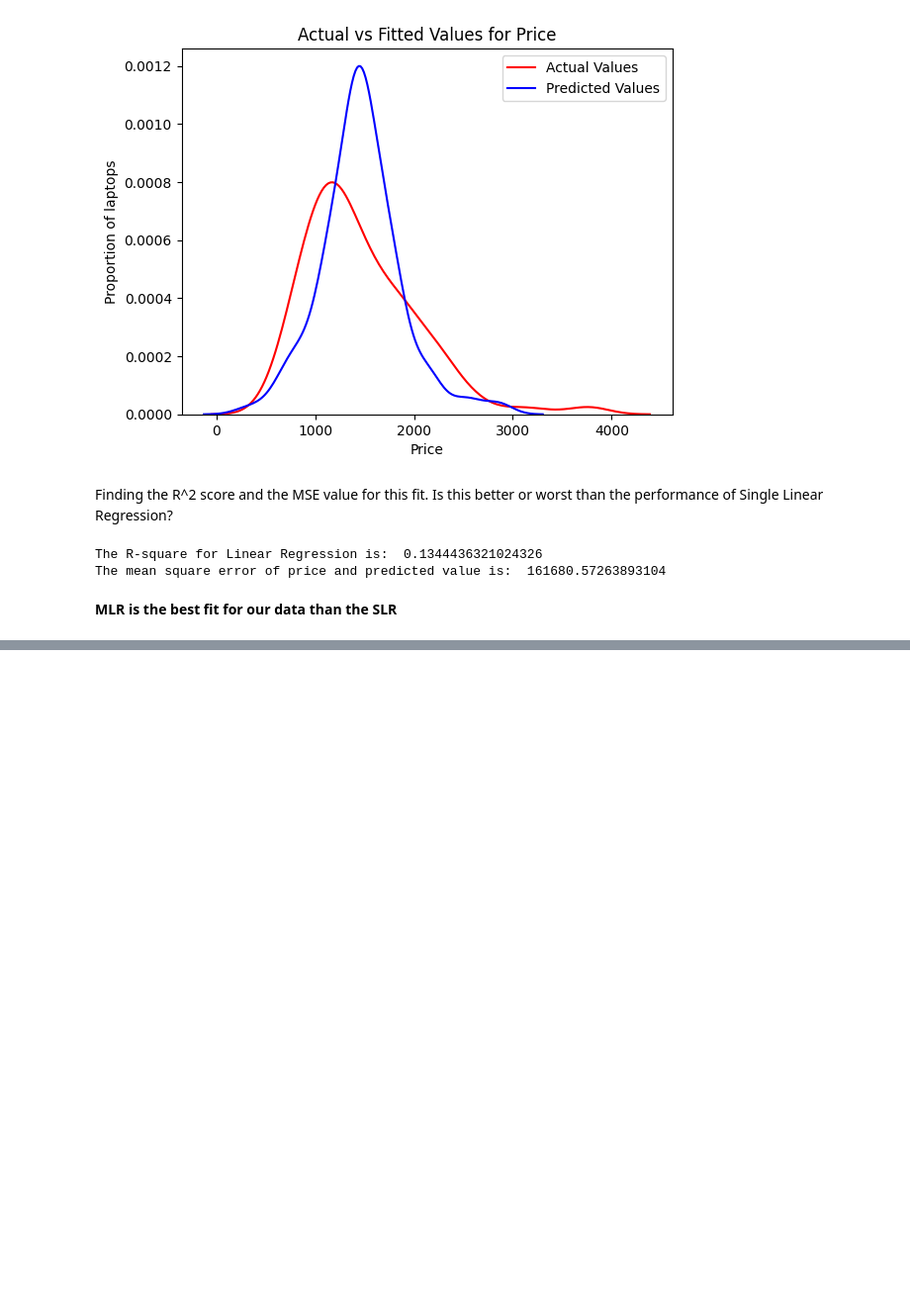
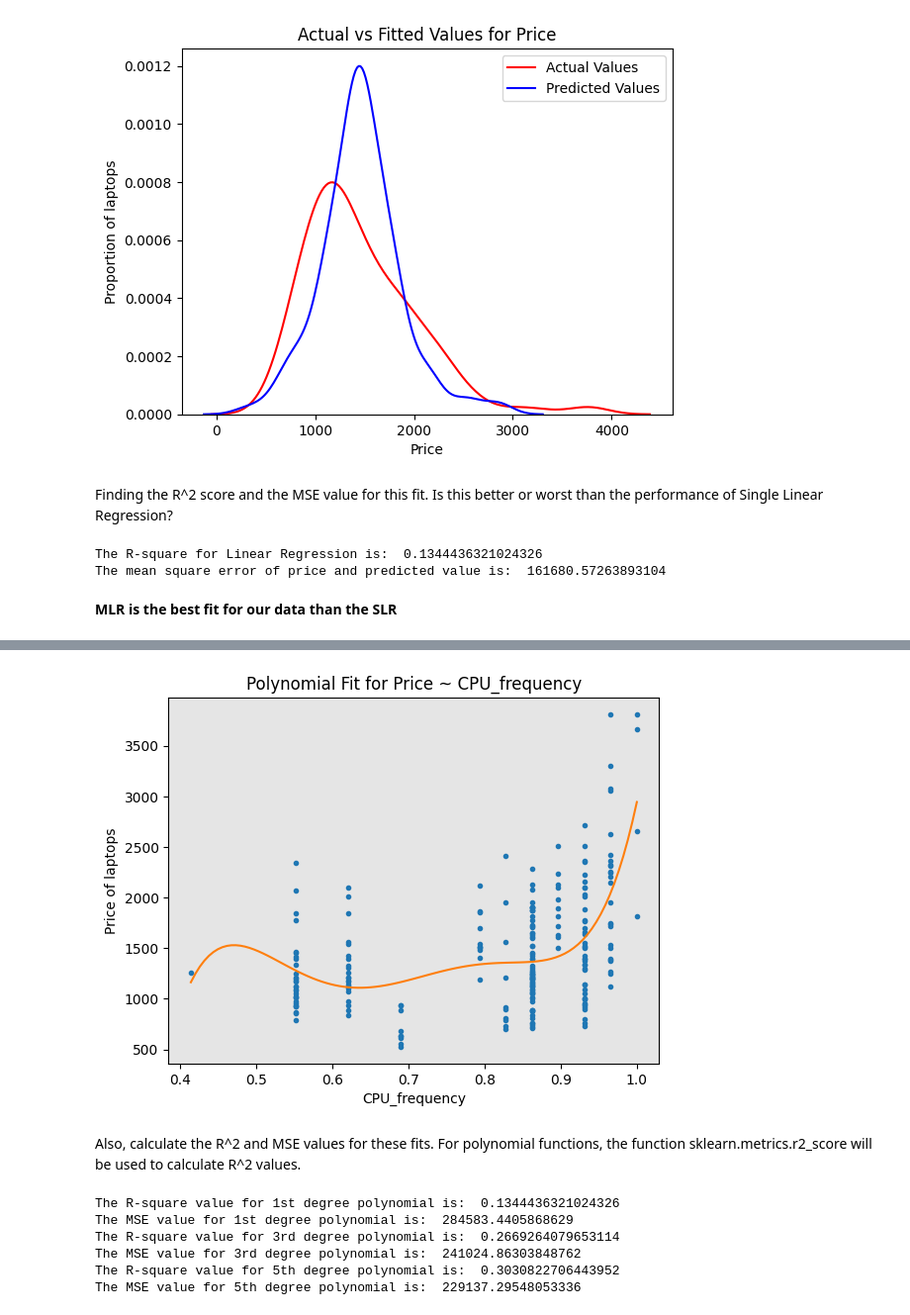
Before and after one commit to Yash070803/NoteBooks, a Jupyter notebook: Analyzing_DataSets/ModelDevelopment/ModelDevelopment_Laptops.ipynb, the cells around one changed output, grey strips where cells are left out. Shown at 99% size. Cells and saved outputs as stored; diff of their text form; code cells hidden in the pictures; blank space fills up the shorter version.

```diff
--- a/Analyzing_DataSets/ModelDevelopment/ModelDevelopment_Laptops.ipynb
+++ b/Analyzing_DataSets/ModelDevelopment/ModelDevelopment_Laptops.ipynb
@@ -153,0 +211,24 @@ The mean square error of price and predicted value is:  161680.57263893104
+# %%
+# Call for function of degree 5
+PlotPolly(p5, X, Y, 'CPU_frequency')
+# %% [output]
+[figure, added]
+# %% [markdown]
+Also, calculate the R^2 and MSE values for these fits. For polynomial functions, the function sklearn.metrics.r2_score will be used to calculate R^2 values.
+# %%
+r_squared_1 = r2_score(Y, p1(X))
+print('The R-square value for 1st degree polynomial is: ', r_squared_1)
+print('The MSE value for 1st degree polynomial is: ', mean_squared_error(Y,p1(X)))
+r_squared_3 = r2_score(Y, p3(X))
+print('The R-square value for 3rd degree polynomial is: ', r_squared_3)
+print('The MSE value for 3rd degree polynomial is: ', mean_squared_error(Y,p3(X)))
+r_squared_5 = r2_score(Y, p5(X))
+print('The R-square value for 5th degree polynomial is: ', r_squared_5)
+print('The MSE value for 5th degree polynomial is: ', mean_squared_error(Y,p5(X)))
+# %% [output]
+The R-square value for 1st degree polynomial is:  0.1344436321024326
+The MSE value for 1st degree polynomial is:  284583.4405868629
+The R-square value for 3rd degree polynomial is:  0.2669264079653114
+The MSE value for 3rd degree polynomial is:  241024.86303848762
+The R-square value for 5th degree polynomial is:  0.3030822706443952
+The MSE value for 5th degree polynomial is:  229137.29548053336
```
Also changed, not shown: parts of 7 cells of this notebook.
